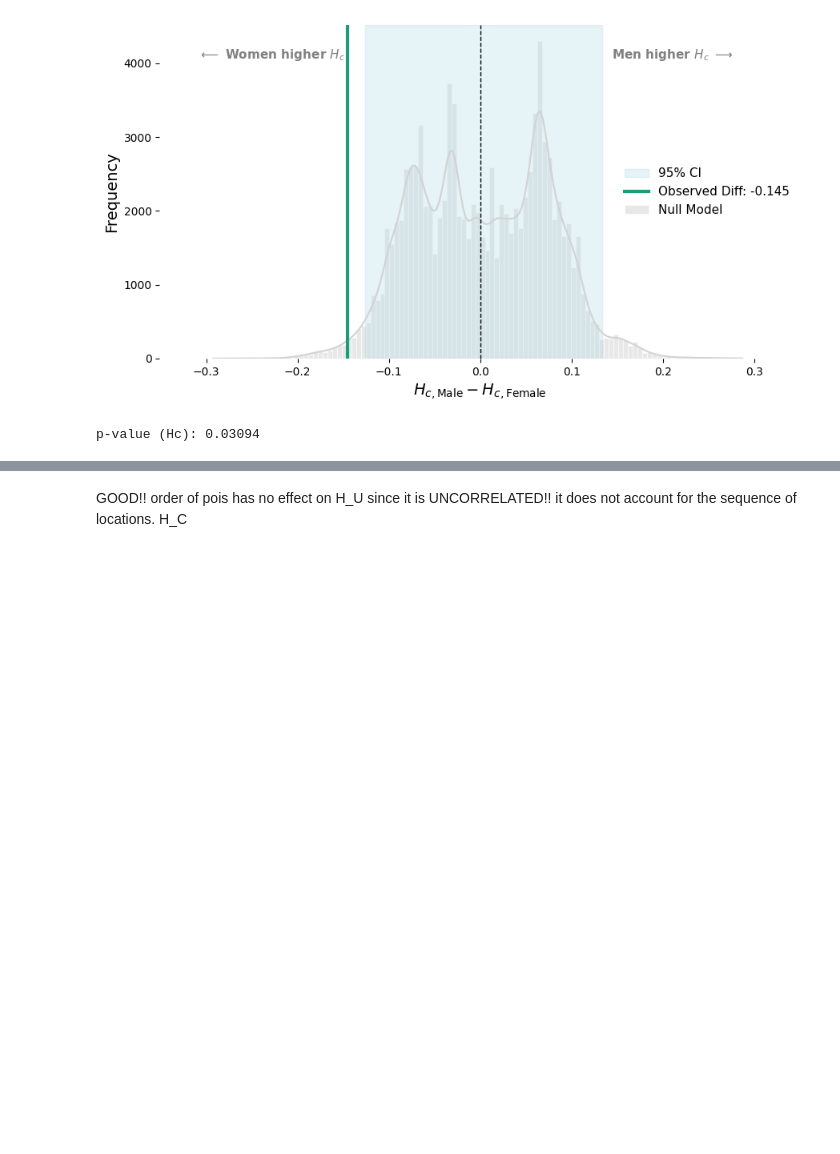
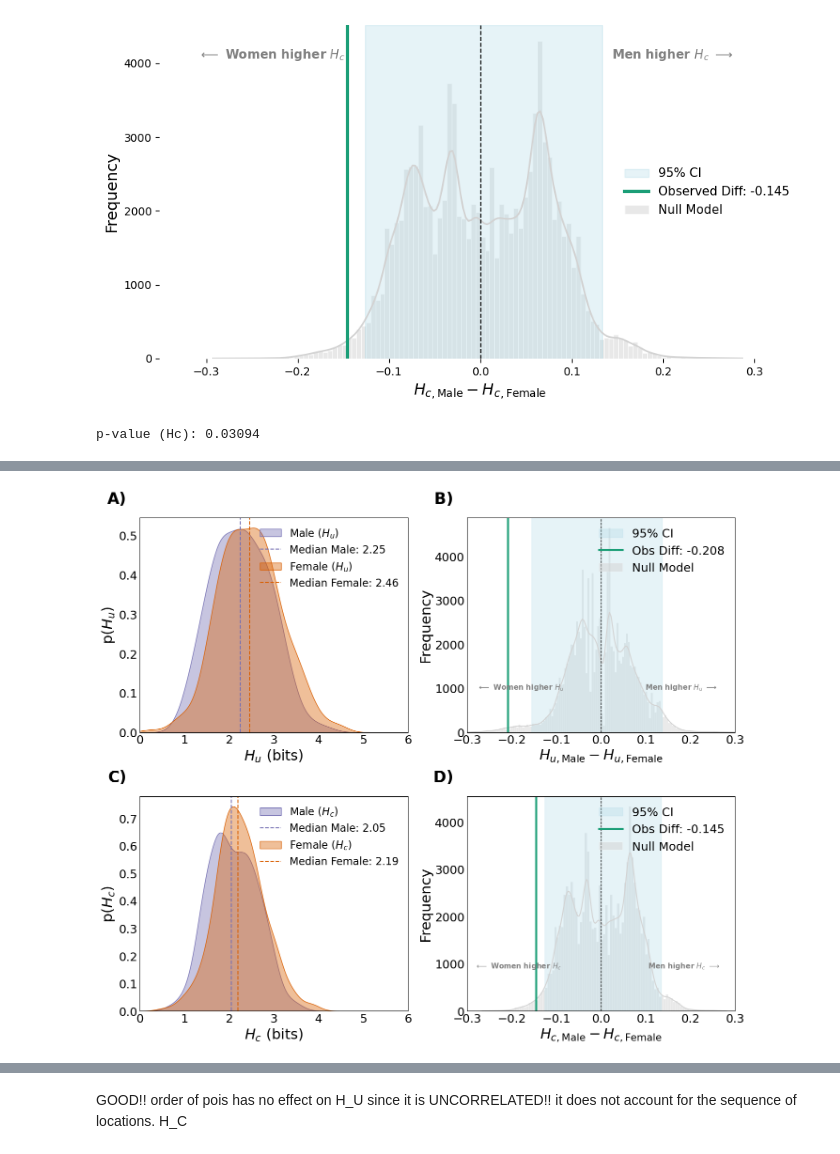
Before and after one commit to annaszymanskicortes/MScThesis_mobilityanalysis, a Jupyter notebook: null_model.ipynb, the cells around one changed output, grey strips where cells are left out. Saved outputs shown, nothing was run; the diff lists cells and outputs as text; code cells hidden in the pictures; blank space fills up the shorter version.

```diff
--- a/null_model.ipynb
+++ b/null_model.ipynb
@@ -456,0 +457,94 @@ p-value (Hc): 0.03121
+# %%
+cmap = plt.get_cmap('Dark2')
+colors = [cmap(i) for i in [1, 2]]
+
+# Definimos figsize=(14, 12) para mantener proporciones limpias
+fig, axs = plt.subplots(2, 2, figsize=(14, 12), gridspec_kw={'width_ratios': [7, 7]})
+
+# Configuración común para las etiquetas de los paneles (a, b, c, d)
+label_opts = dict(x=-0.05, y=1.05, fontsize=24, fontweight='bold', va='bottom', ha='right')
+
+# ------------------------------------------
+# FILA 0: ANÁLISIS DE H_u
+# ------------------------------------------
+
+# --- PLOT 1: KDE H_u (Top-Left) ---
+sns.kdeplot(hu_male, fill=True, color=colors[1], label='Male ($H_u$)', alpha=0.4, ax=axs[0, 0])
+axs[0, 0].axvline(hu_male.median(), color=colors[1], linestyle='--', label=f'Median Male: {hu_male.median():.2f}')
+sns.kdeplot(hu_female, fill=True, color=colors[0], label='Female ($H_u$)', alpha=0.4, ax=axs[0, 0])
+axs[0, 0].axvline(hu_female.median(), color=colors[0], linestyle='--', label=f'Median Female: {hu_female.median():.2f}')
+axs[0, 0].set_xlabel('$H_u$ (bits)', fontsize=22)
+axs[0, 0].set_ylabel('p($H_u$)', fontsize=22)
+axs[0, 0].legend(frameon=False, fontsize=16, loc='upper right')
+axs[0, 0].tick_params(axis='both', direction='in', length=0, labelsize=18)
+axs[0, 0].set_xlim(0, 6)
+axs[0, 0].text(transform=axs[0, 0].transAxes, s="A)", **label_opts)
+
+# --- PLOT 2: Null Model H_u (Top-Right) ---
+ci_low_hu = np.percentile(null_diffs_hu, 2.5)
+ci_high_hu = np.percentile(null_diffs_hu, 97.5)
+sns.histplot(null_diffs_hu, kde=True, color='lightgray', edgecolor='white', label='Null Model', ax=axs[0, 1])
+axs[0, 1].axvspan(ci_low_hu, ci_high_hu, color='lightblue', alpha=0.3, label='95% CI')
+axs[0, 1].axvline(obs_diff_hu, color=cmap(0), lw=3, label=f'Obs Diff: {obs_diff_hu:.3f}')
+axs[0, 1].axvline(0, color='black', lw=1, linestyle='--')
+y_limit_hu = axs[0, 1].get_ylim()[1]
+x_limit_hu = max(abs(null_diffs_hu.min()), abs(null_diffs_hu.max()), abs(obs_diff_hu)) * 1.2
+axs[0, 1].text(-x_limit_hu*0.4, y_limit_hu*0.2, '$\longleftarrow$ Women higher $H_u$', color='gray', fontweight='bold', ha='center', fontsize=11)
+axs[0, 1].text(x_limit_hu*0.4, y_limit_hu*0.2, 'Men higher $H_u$ $\longrightarrow$', color='gray', fontweight='bold', ha='center', fontsize=11)
+axs[0, 1].set_xlim(-0.3, 0.3)
+axs[0, 1].set_xlabel(r'$H_{u, \mathrm{Male}} - H_{u, \mathrm{Female}}$', fontsize=22)
+axs[0, 1].set_ylabel('Frequency', fontsize=22)
+axs[0, 1].tick_params(axis='both', direction='in', length=0, labelsize=18)
+axs[0, 1].legend(frameon=False, fontsize=18)
+axs[0, 1].text(transform=axs[0, 1].transAxes, s="B)", **label_opts)
+
+
+# ------------------------------------------
+# FILA 1: ANÁLISIS DE H_c
+# ------------------------------------------
+
+# --- PLOT 3: KDE H_c (Bottom-Left) ---
+sns.kdeplot(hc_male, fill=True, color=colors[1], label='Male ($H_c$)', alpha=0.4, ax=axs[1, 0])
+axs[1, 0].axvline(hc_male.median(), color=colors[1], linestyle='--', label=f'Median Male: {hc_male.median():.2f}')
+sns.kdeplot(hc_female, fill=True, color=colors[0], label='Female ($H_c$)', alpha=0.4, ax=axs[1, 0])
+axs[1, 0].axvline(hc_female.median(), color=colors[0], linestyle='--', label=f'Median Female: {hc_female.median():.2f}')
+axs[1, 0].set_xlabel('$H_c$ (bits)', fontsize=22)
+axs[1, 0].set_ylabel('p($H_c$)', fontsize=22)
+axs[1, 0].legend(frameon=False, fontsize=16)
+axs[1, 0].tick_params(axis='both', direction='in', length=0, labelsize=18)
+axs[1, 0].set_xlim(0, 6)
+axs[1, 0].text(transform=axs[1, 0].transAxes, s="C)", **label_opts)
+
+# --- PLOT 4: Null Model H_c (Bottom-Right) ---
+ci_low_hc = np.percentile(null_diffs_hc, 2.5)
+ci_high_hc = np.percentile(null_diffs_hc, 97.5)
+sns.histplot(null_diffs_hc, kde=True, color='lightgray', edgecolor='white', label='Null Model', ax=axs[1, 1])
+axs[1, 1].axvspan(ci_low_hc, ci_high_hc, color='lightblue', alpha=0.3, label='95% CI')
+axs[1, 1].axvline(obs_diff_hc, color=cmap(0), lw=3, label=f'Obs Diff: {obs_diff_hc:.3f}')
+axs[1, 1].axvline(0, color='black', lw=1, linestyle='--')
+y_max_hc = axs[1, 1].get_ylim()[1]
+x_range_hc = max(abs(null_diffs_hc.min()), abs(null_diffs_hc.max()), abs(obs_diff_hc)) * 1.2
+axs[1, 1].text(-x_range_hc*0.55, y_max_hc*0.2, '$\longleftarrow$ Women higher $H_c$', color='gray', fontweight='bold', ha='center', fontsize=11)
+axs[1, 1].text(x_range_hc*0.55, y_max_hc*0.2, 'Men higher $H_c$ $\longrightarrow$', color='gray', fontweight='bold', ha='center', fontsize=11)
+axs[1, 1].set_xlim(-0.3, 0.3)
+axs[1, 1].set_xlabel(r'$H_{c, \mathrm{Male}} - H_{c, \mathrm{Female}}$', fontsize=22)
+axs[1, 1].set_ylabel('Frequency', fontsize=22)
+axs[1, 1].tick_params(axis='both', direction='in', length=0, labelsize=18)
+axs[1, 1].legend(frameon=False, loc='upper right', fontsize=18)
+axs[1, 1].text(transform=axs[1, 1].transAxes, s="D)", **label_opts)
+
+
+# Ajustes generales del panel y guardado
+plt.tight_layout()
+plt.savefig('panel_entropy_analysis.png', dpi=300)
+plt.show()
+
+# ==========================================
+# 3. IMPRESIÓN DE RESULTADOS EN CONSOLA
+# ==========================================
+print(f"Diferencia Medianas Hu (F - M): {hu_female.median() - hu_male.median():.4f}")
+print(f"Diferencia Medianas Hc (F - M): {hc_female.median() - hc_male.median():.4f}")
+print(f"p-value (Hu): {p_val_hu:.4f}")
+print(f"p-value (Hc): {p_val_hc:.5f}")
+# %% [output]
+[figure, added]
```
Also changed, not shown: parts of 10 cells of this notebook, 5 other files.
